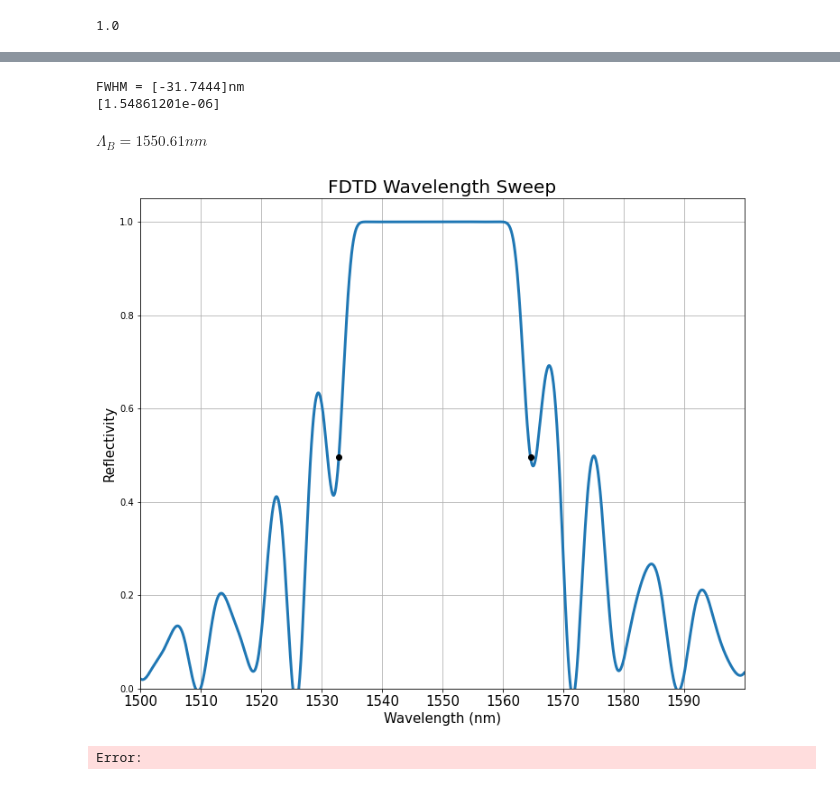
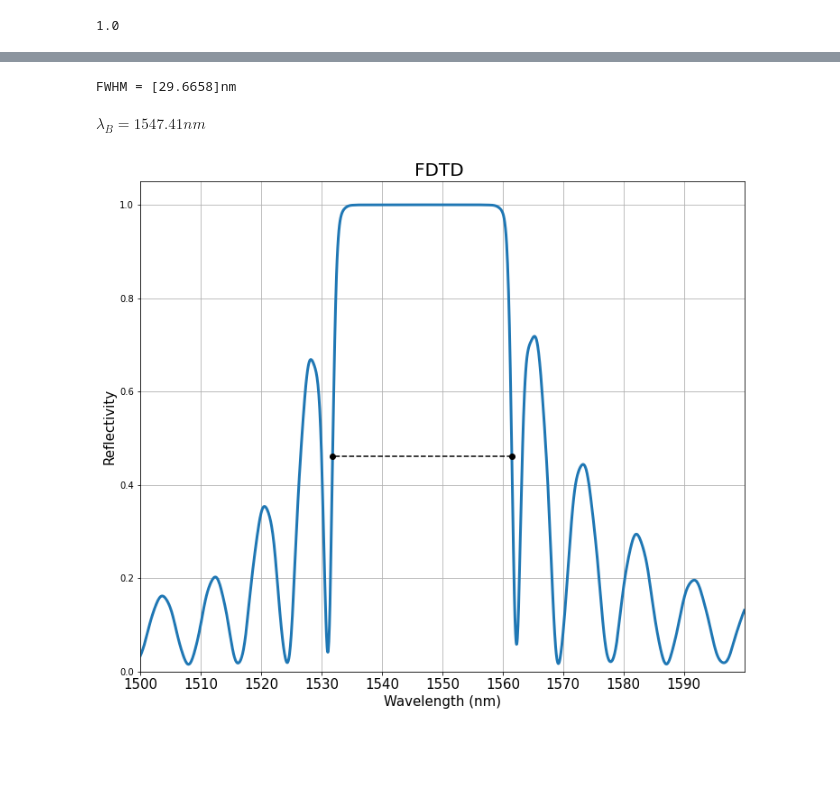
Before and after one commit to Leoopessoa/Bragg_Grating, a Jupyter notebook: Simulation/BraggAssembly.ipynb, the cells around one changed output, grey strips where cells are left out. Drawn from its saved outputs; the diff is of its cells as text; code cells hidden in the pictures; blank space fills up the shorter version.

```diff
--- a/Simulation/BraggAssembly.ipynb
+++ b/Simulation/BraggAssembly.ipynb
@@ -16,18 +16,18 @@ from scipy.signal import find_peaks
 ###############################################################
 #LINUX PATH
 
-sys.path.append("/opt/lumerical/v221/api/python") #Default linux lumapi path
-import lumapi
-sys.path.append(os.path.dirname('/media/leonardo/datam02/Ring Resonator - Leonardo Pessôa/Ring-Resonator/Tutorial/')) #Current directory
+# sys.path.append("/opt/lumerical/v221/api/python") #Default linux lumapi path
+# import lumapi
+# sys.path.append(os.path.dirname('/media/leonardo/datam02/Ring Resonator - Leonardo Pessôa/Ring-Resonator/Tutorial/')) #Current directory
 
 ###############################################################
-# WINDOWS PATH
+#WINDOWS PATH
 
-# spec_win = importlib.util.spec_from_file_location('lumapi', 'C:\\Program Files\\Lumerical\\v202\\api\\python\\lumapi.py')
-# lumapi = importlib.util.module_from_spec(spec_win)
-# os.add_dll_directory("C:/Program Files/Lumerical/v202/api/python")
-# sys.path.append(os.path.dirname('D:/AAAAAAAArquivos/Facul/Capacitação/GitHub/BraggGrating'))
-# spec_win.loader.exec_module(lumapi)
+spec_win = importlib.util.spec_from_file_location('lumapi', 'C:\\Program Files\\Lumerical\\v202\\api\\python\\lumapi.py')
+lumapi = importlib.util.module_from_spec(spec_win)
+os.add_dll_directory("C:/Program Files/Lumerical/v202/api/python")
+sys.path.append(os.path.dirname('D:/AAAAAAAArquivos/Facul/Capacitação/GitHub/BraggGrating'))
+spec_win.loader.exec_module(lumapi)
 
 def fwhm(band, reflection, dB):
     from scipy.signal import find_peaks
@@ -54,7 +54,7 @@ def fwhm(band, reflection, dB):
             max = i
             break
 
-    print('FWHM = '+ str(np.round((band[max]-band[min])*1e9,4)) + 'nm')
+    print('FWHM = '+ str(np.round((abs(band[max]-band[min]))*1e9,4)) + 'nm')
 
     r = (reflection[min] +reflection[max])/2
 
@@ -207,29 +200,30 @@ T = abs(np.transpose(result['T']))**2
 wavelength = result['lambda']
 r = 1 - T
 # %%
+# Plotting the reflectivity of the generated guide
+
 figure1 = plt.figure(figsize=(12,10))
 #plt.plot(wavelength*1e9, r1, linewidth = 3, label = 'r1')
 plt.plot(wavelength*1e9, r, linewidth = 3)
 plt.grid()
 plt.xlim(1500,1600)
 plt.ylim(0,1.05)
-plt.title('FDTD Wavelength Sweep', size = 20)
+plt.title('FDTD ', size = 20)
 plt.xlabel('Wavelength (nm)', size = '15')
 plt.ylabel('Reflectivity', size = '15')
 a, min, max = fwhm(wavelength, r, False)
 plt.plot(wavelength[min]*1e9, a, 'o',color='black')
 plt.plot(wavelength[max]*1e9, a, 'o',color='black')
+plt.plot([wavelength[min]*1e9,wavelength[max]*1e9],[a, a],linestyle='--', color = 'black')
 plt.xticks(np.arange(1500,1600,step=10), size = '15')
-#plt.savefig('FDTD_Wavelength_Sweep')
-aux = int((min+max)/2)
-print(wavelength[aux])
+plt.savefig('FDTD_Result')
+#aux = int((min+max)/2)
+#print(wavelength[aux])
 #plt.legend()
 
 peak, pd = find_peaks(r)
-display(Math('$\Lambda_B = %5.2f nm' %(wavelength[peak[np.argmax(r[peak])]][0]*1e9)))
+display(Math('$\lambda_B = %5.2f nm' %(wavelength[peak[np.argmax(r[peak])]][0]*1e9)))
 # %% [output]
-FWHM = [-31.7444]nm
-[1.54861201e-06]
+FWHM = [29.6658]nm
-$\displaystyle \Lambda_B = 1550.61 nm$
+$\displaystyle \lambda_B = 1547.41 nm$
-[figure, old version]
+[figure, new version]
-Error:
```
Also changed, not shown: parts of 6 cells of this notebook, 8 other files.
